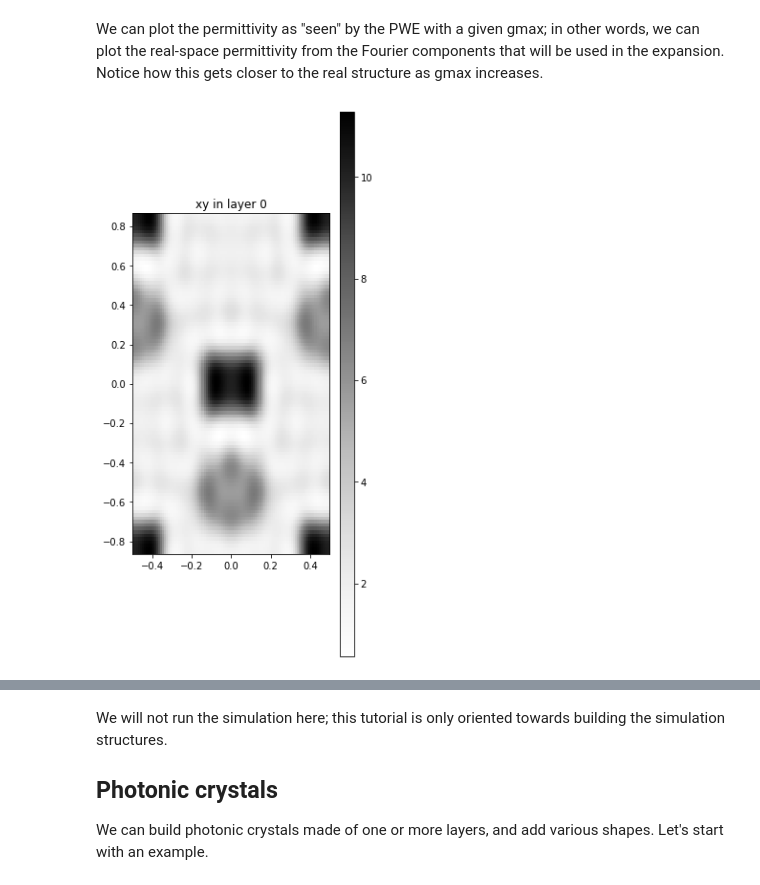
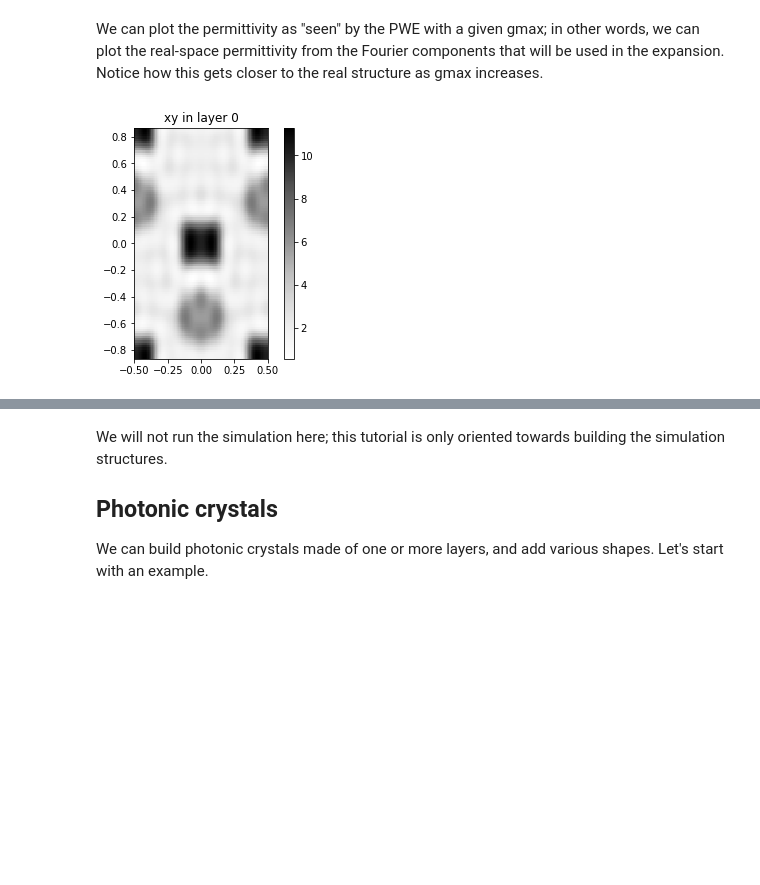
Before and after one commit to fancompute/legume, a Jupyter notebook: docs/examples/01_Shapes_layers_and_photonic_crystals.ipynb, the cells around one changed output, grey strips where cells are left out. Saved outputs shown, nothing was run; the diff lists cells and outputs as text; code cells hidden in the pictures; blank space fills up the shorter version.

Commit message:
Updating structure visualization

```diff
--- a/docs/examples/01_Shapes_layers_and_photonic_crystals.ipynb
+++ b/docs/examples/01_Shapes_layers_and_photonic_crystals.ipynb
@@ -49,8 +49,8 @@ pwe = legume.PlaneWaveExp(layer, gmax=3)
 # %% [markdown]
 We can plot the permittivity as "seen" by the PWE with a given gmax; in other words, we can plot the real-space permittivity from the Fourier components that will be used in the expansion. Notice how this gets closer to the real structure as gmax increases.
 # %%
-legume.viz.eps_ft(pwe)
+legume.viz.eps_ft(pwe, figsize=3.)
 # %% [output]
-[figure, old version]
+[figure, new version]
 # %%
 pwe = legume.PlaneWaveExp(layer, gmax=6)
```
Also changed, not shown: parts of 6 cells of this notebook, 3 other files.
